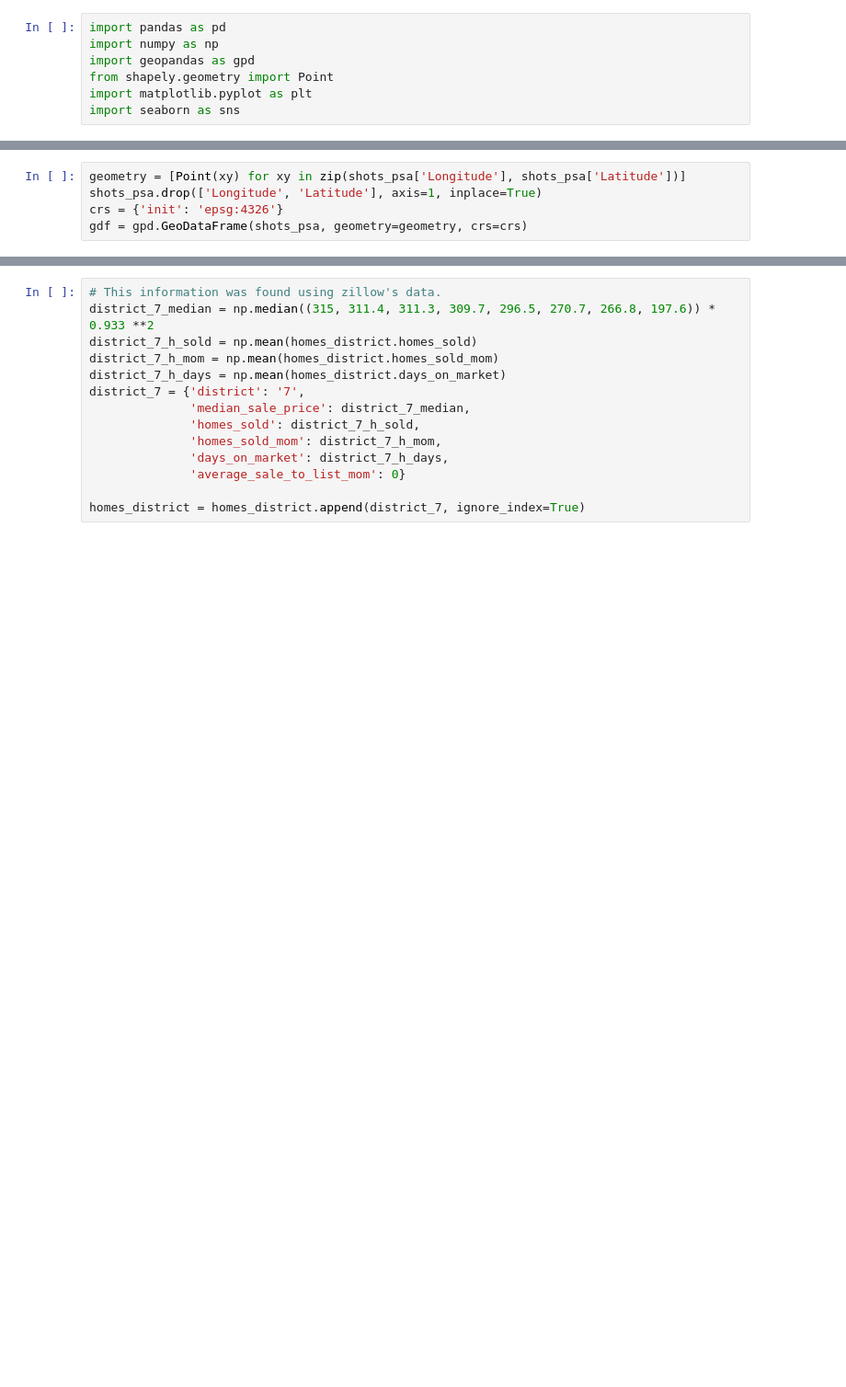
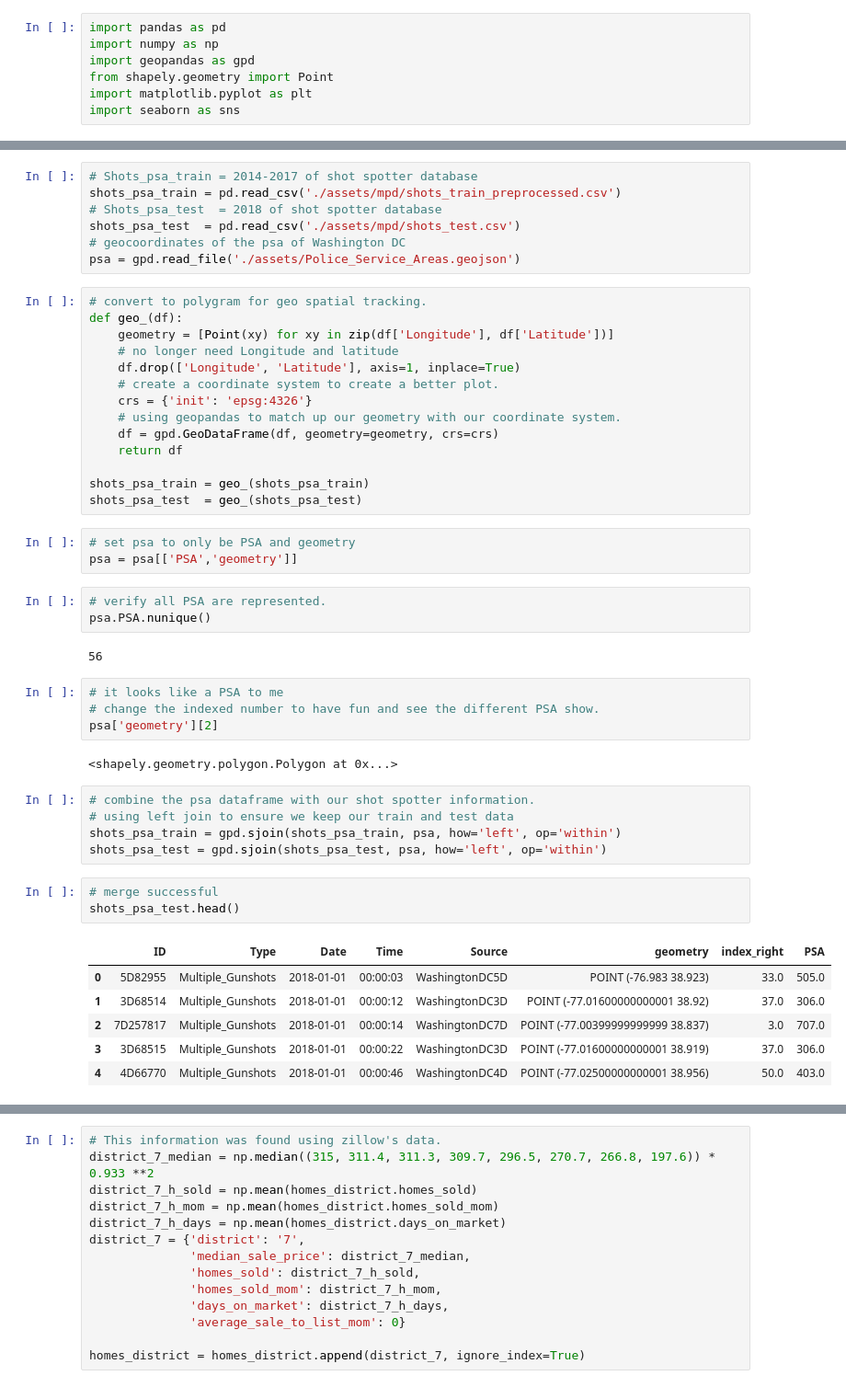
Before and after one commit to haoapple/The_Lab_DC_client_project, a Jupyter notebook: 03.Feature Engineering.ipynb, the cells around one changed output, grey strips where cells are left out. Shown at 92% size. Saved outputs shown, nothing was run; the diff lists cells and outputs as text; blank space fills up the shorter version.

Commit message:
commented out 03.Feature, organized assets

```diff
--- a/03.Feature Engineering.ipynb
+++ b/03.Feature Engineering.ipynb
@@ -34,5 +9,0 @@ shots_psa.head()
-# %%
-geometry = [Point(xy) for xy in zip(shots_psa['Longitude'], shots_psa['Latitude'])]
-shots_psa.drop(['Longitude', 'Latitude'], axis=1, inplace=True)
-crs = {'init': 'epsg:4326'}
-gdf = gpd.GeoDataFrame(shots_psa, geometry=geometry, crs=crs)
@@ -224,0 +10,50 @@ homes_district = homes_district.reset_index()
+# %%
+# Shots_psa_train = 2014-2017 of shot spotter database
+shots_psa_train = pd.read_csv('./assets/mpd/shots_train_preprocessed.csv')
+# Shots_psa_test  = 2018 of shot spotter database
+shots_psa_test  = pd.read_csv('./assets/mpd/shots_test.csv')
+# geocoordinates of the psa of Washington DC
+psa = gpd.read_file('./assets/Police_Service_Areas.geojson')
+# %%
+# convert to polygram for geo spatial tracking.
+def geo_(df):
+    geometry = [Point(xy) for xy in zip(df['Longitude'], df['Latitude'])]
+    # no longer need Longitude and latitude
+    df.drop(['Longitude', 'Latitude'], axis=1, inplace=True)
+    # create a coordinate system to create a better plot.
+    crs = {'init': 'epsg:4326'}
+    # using geopandas to match up our geometry with our coordinate system.
+    df = gpd.GeoDataFrame(df, geometry=geometry, crs=crs)
+    return df
+
+shots_psa_train = geo_(shots_psa_train)
+shots_psa_test  = geo_(shots_psa_test)
+# %%
+# set psa to only be PSA and geometry
+psa = psa[['PSA','geometry']]
+# %%
+# verify all PSA are represented.
+psa.PSA.nunique()
+# %% [output]
+56
+# %%
+# it looks like a PSA to me
+# change the indexed number to have fun and see the different PSA show.
+psa['geometry'][2]
+# %% [output]
+<shapely.geometry.polygon.Polygon at 0x...>
+# %%
+# combine the psa dataframe with our shot spotter information.
+# using left join to ensure we keep our train and test data
+shots_psa_train = gpd.sjoin(shots_psa_train, psa, how='left', op='within')
+shots_psa_test = gpd.sjoin(shots_psa_test, psa, how='left', op='within')
+# %%
+# merge successful
+shots_psa_test.head()
+# %% [output]
+|  | ID | Type | Date | Time | Source | geometry | index_right | PSA |
+| 0 | 5D82955 | Multiple_Gunshots | 2018-01-01 | 00:00:03 | WashingtonDC5D | POINT (-76.983 38.923) | 33.0 | 505.0 |
+| 1 | 3D68514 | Multiple_Gunshots | 2018-01-01 | 00:00:12 | WashingtonDC3D | POINT (-77.01600000000001 38.92) | 37.0 | 306.0 |
+| 2 | 7D257817 | Multiple_Gunshots | 2018-01-01 | 00:00:14 | WashingtonDC7D | POINT (-77.00399999999999 38.837) | 3.0 | 707.0 |
+| 3 | 3D68515 | Multiple_Gunshots | 2018-01-01 | 00:00:22 | WashingtonDC3D | POINT (-77.01600000000001 38.919) | 37.0 | 306.0 |
+| 4 | 4D66770 | Multiple_Gunshots | 2018-01-01 | 00:00:46 | WashingtonDC4D | POINT (-77.02500000000001 38.956) | 50.0 | 403.0 |
```
Also changed, not shown: parts of 71 cells of this notebook, 5 other files.
